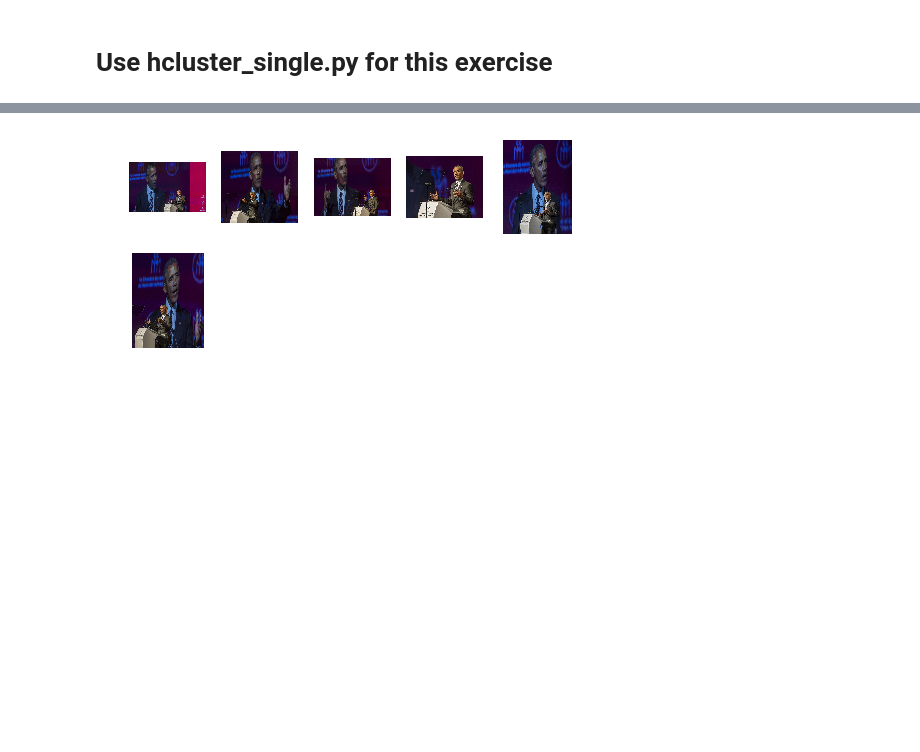
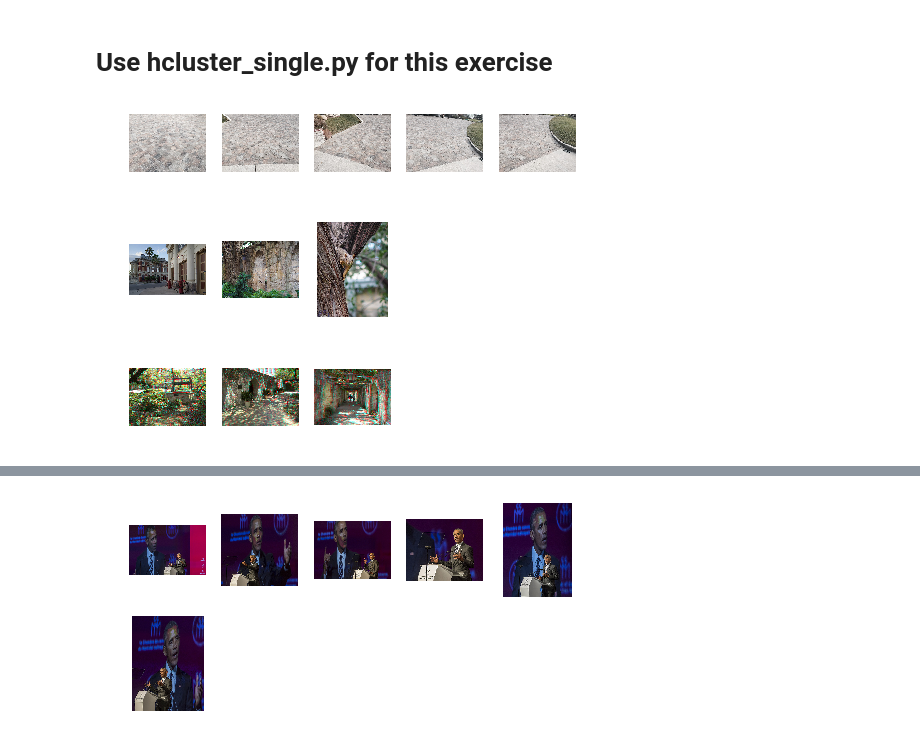
Before and after one commit to moizumi99/CVBookExercise, a Jupyter notebook: Chapter-6/CV Book Ch 6 Exercise 4.ipynb, the cells around one changed output, grey strips where cells are left out. Saved outputs shown, nothing was run; the diff lists cells and outputs as text; code cells hidden in the pictures; blank space fills up the shorter version.

Commit message:
Single link and complete link fixed

```diff
--- a/Chapter-6/CV Book Ch 6 Exercise 4.ipynb
+++ b/Chapter-6/CV Book Ch 6 Exercise 4.ipynb
@@ -24,3 +24,23 @@ for i, f in enumerate(imlist):
     h, edges = histogramdd(im.reshape(-1, 3), 8, normed=True, range=[(0,255), (0, 255), (0, 255)])
 
     features[i] = h.flatten()
+# %%
+tree = hcluster.hcluster(features, hcluster_single.L2dist)
+clusters = tree.extract_clusters(0.24*tree.distance)
+
+for c in clusters:
+    elements = c.get_cluster_elements()
+    nbr_elements = len(elements)
+    if nbr_elements>2:
+        figure(figsize=(8, 8))
+        for p in range(minimum(nbr_elements, 20)):
+            subplot(4, 5, p+1)
+            im = array(Image.open(imlist[elements[p]]))
+            imshow(im)
+            axis('off')
+show()
+hcluster.draw_dendrogram(tree, imlist, filename='alamo_average.pdf')
+# %% [output]
+[figure, added]
+[figure, added]
+[figure, added]
```
Also changed, not shown: parts of 4 cells of this notebook.
